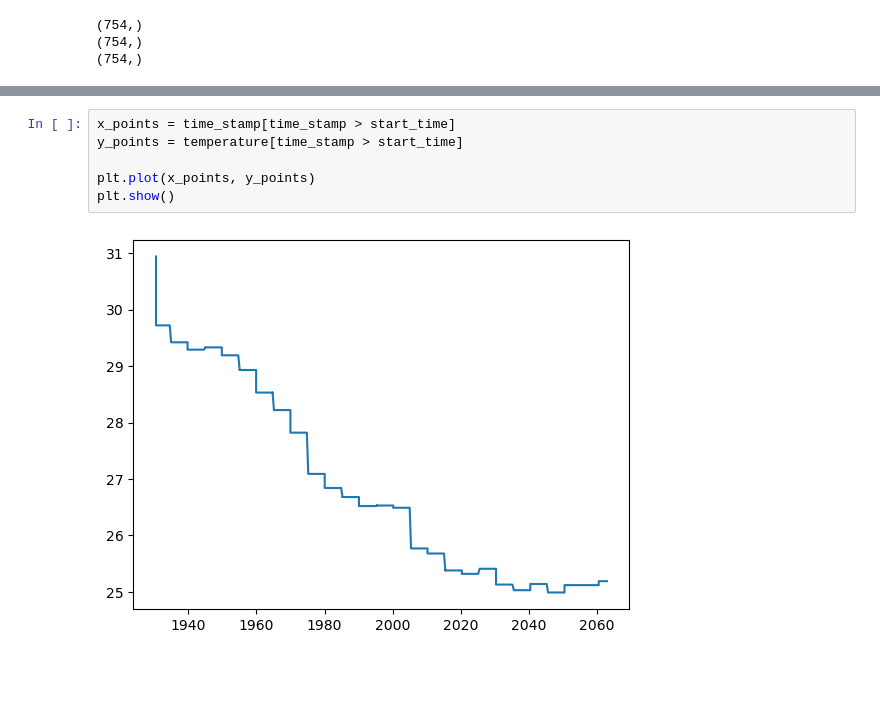
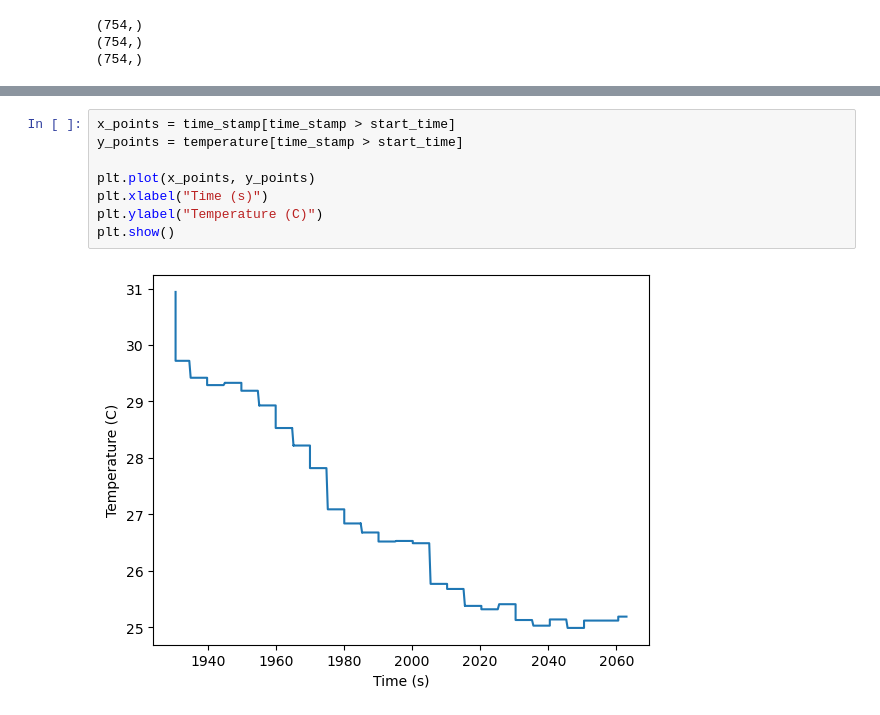
Before and after one commit to flyrobot27/ardupilot-log-to-csv, a Jupyter notebook: gas_graph.ipynb, the cells around one changed output, grey strips where cells are left out. Cells and saved outputs as stored; diff of their text form; blank space fills up the shorter version.

```diff
--- a/gas_graph.ipynb
+++ b/gas_graph.ipynb
@@ -52,8 +54,10 @@ plt.show()
 # %%
 x_points = time_stamp[time_stamp > start_time]
 y_points = temperature[time_stamp > start_time]
 
 plt.plot(x_points, y_points)
+plt.xlabel("Time (s)")
+plt.ylabel("Temperature (C)")
 plt.show()
 # %% [output]
-[figure, old version]
+[figure, new version]
```
Also changed, not shown: parts of 1 cell of this notebook.
